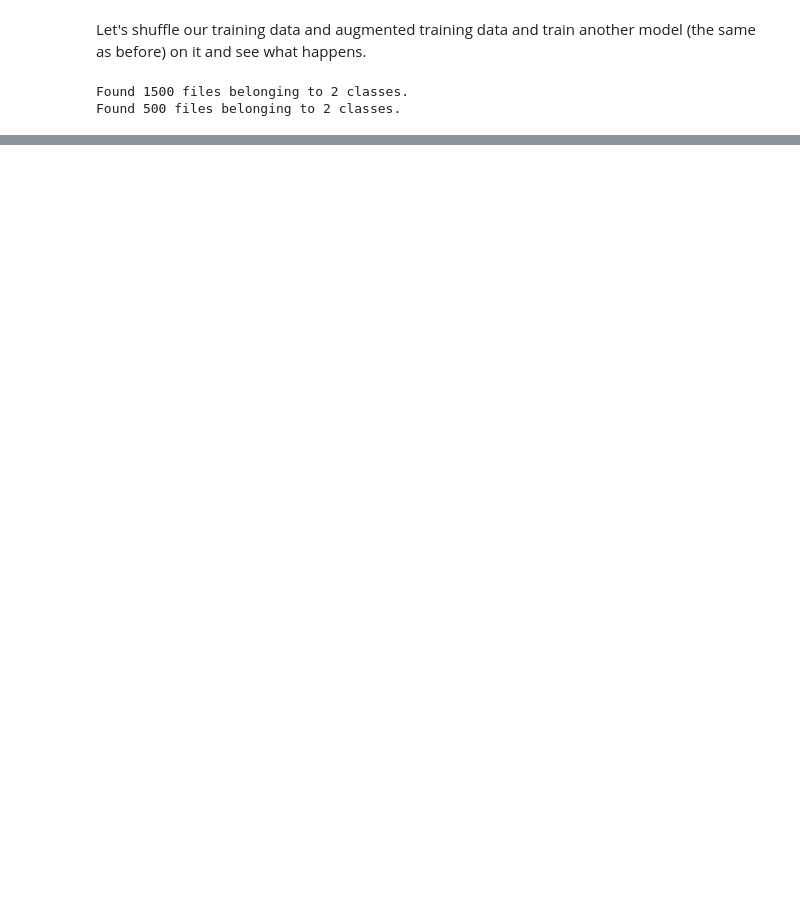
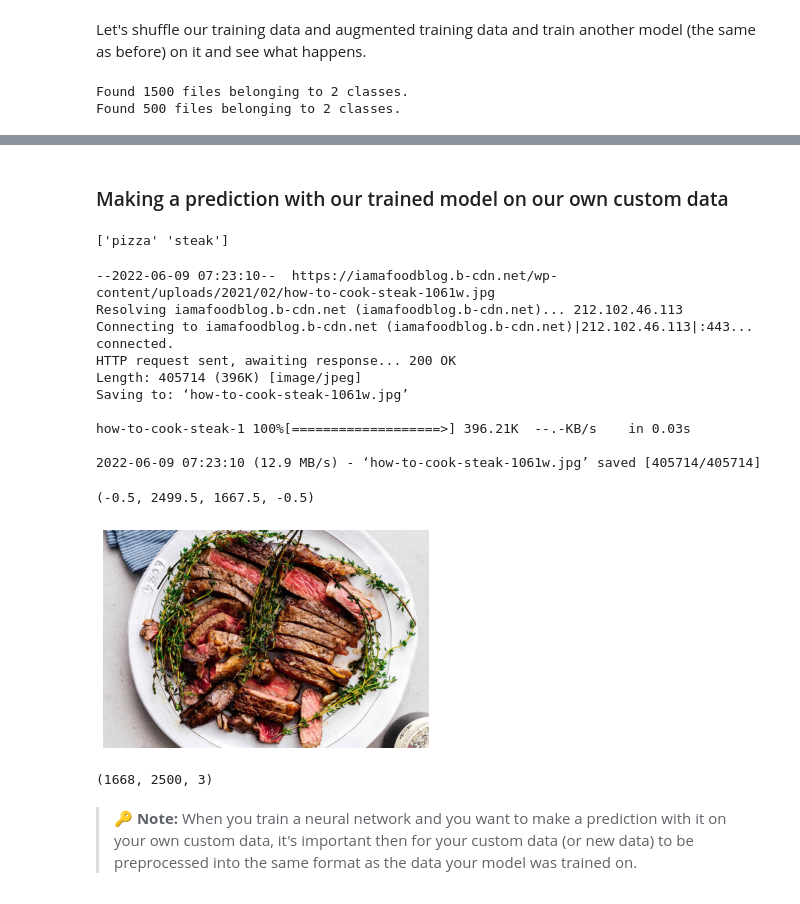
Before and after one commit to johanesPao/tensorflow_developer_certificate, a Jupyter notebook: 03_introduction_to_computer_vision_with_tensorflow.ipynb, the cells around one changed output, grey strips where cells are left out. Saved outputs shown, nothing was run; the diff lists cells and outputs as text; code cells hidden in the pictures; blank space fills up the shorter version.

```diff
--- a/03_introduction_to_computer_vision_with_tensorflow.ipynb
+++ b/03_introduction_to_computer_vision_with_tensorflow.ipynb
@@ -894,0 +910,35 @@ plot_loss_curves(history_7)
+# %% [markdown]
+### Making a prediction with our trained model on our own custom data
+# %%
+# Classes we're working with
+print(class_names)
+# %% [output]
+['pizza' 'steak']
+# %%
+# View our example image
+import matplotlib.image as mpimg
+import matplotlib.pyplot as plt
+!wget https://iamafoodblog.b-cdn.net/wp-content/uploads/2021/02/how-to-cook-steak-1061w.jpg
+steak = mpimg.imread('how-to-cook-steak-1061w.jpg')
+plt.imshow(steak)
+plt.axis(False)
+# %% [output]
+--2022-06-09 07:23:10--  https://iamafoodblog.b-cdn.net/wp-content/uploads/2021/02/how-to-cook-steak-1061w.jpg
+Resolving iamafoodblog.b-cdn.net (iamafoodblog.b-cdn.net)... 212.102.46.113
+Connecting to iamafoodblog.b-cdn.net (iamafoodblog.b-cdn.net)|212.102.46.113|:443... connected.
+HTTP request sent, awaiting response... 200 OK
+Length: 405714 (396K) [image/jpeg]
+Saving to: ‘how-to-cook-steak-1061w.jpg’
+
+how-to-cook-steak-1 100%[===================>] 396.21K  --.-KB/s    in 0.03s
+
+2022-06-09 07:23:10 (12.9 MB/s) - ‘how-to-cook-steak-1061w.jpg’ saved [405714/405714]
+(-0.5, 2499.5, 1667.5, -0.5)
+[figure, added]
+# %%
+# Check the shape of our image
+steak.shape
+# %% [output]
+(1668, 2500, 3)
+# %% [markdown]
+> 🔑 **Note:** When you train a neural network and you want to make a prediction with it on your own custom data, it's important then for your custom data (or new data) to be preprocessed into the same format as the data your model was trained on.
```
Also changed, not shown: parts of 86 cells of this notebook.
